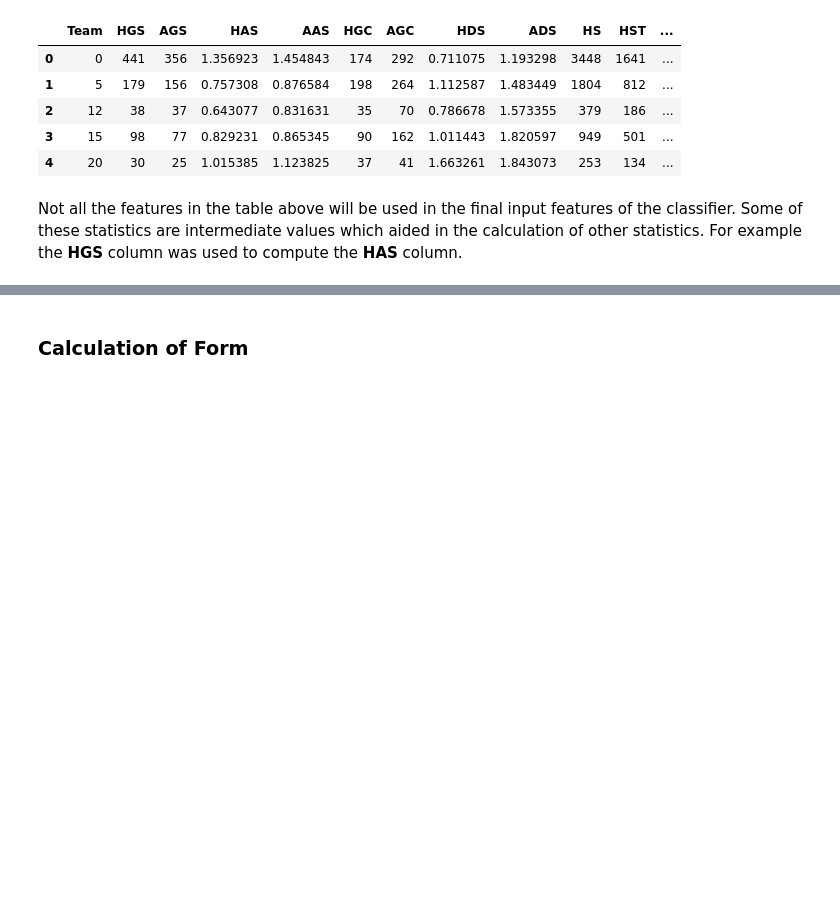
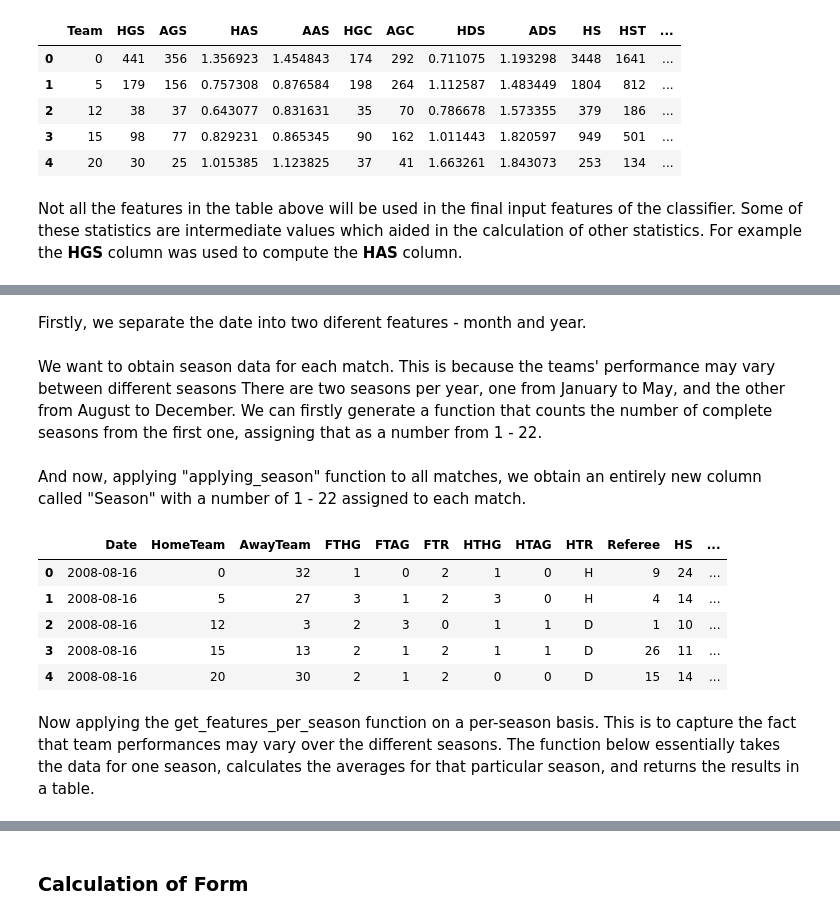
Before and after one commit to arundathi-shanthini/Beat-the-Bookie, a Jupyter notebook: Code/Beat The Bookie.ipynb, the cells around one changed output, grey strips where cells are left out. Drawn from its saved outputs; the diff is of its cells as text; code cells hidden in the pictures; blank space fills up the shorter version.

```diff
--- a/Code/Beat The Bookie.ipynb
+++ b/Code/Beat The Bookie.ipynb
@@ -383,0 +397,10 @@ Not all the features in the table above will be used in the final input features
+# %% [markdown]
+Firstly, we separate the date into two diferent features - month and year.
+# %%
+#Adding two separate features for dates. A month and a year feature.
+data['Date'] = pd.to_datetime(data['Date'],format='%d/%m/%Y')
+data['Month'] = data['Date'].dt.month
+data['Year'] = data['Date'].dt.year
+# %% [markdown]
+We want to obtain season data for each match. This is because the teams' performance may vary between different seasons
+There are two seasons per year, one from January to May, and the other from August to December. We can firstly generate a function that counts the number of complete seasons from the first one, assigning that as a number from 1 - 22.
@@ -383,0 +417,14 @@ Not all the features in the table above will be used in the final input features
+# %% [markdown]
+And now, applying "applying_season" function to all matches, we obtain an entirely new column called "Season" with a number of 1 - 22 assigned to each match.
+# %%
+data['Season'] = data.apply(applying_season,axis=1)
+data.head()
+# %% [output]
+|  | Date | HomeTeam | AwayTeam | FTHG | FTAG | FTR | HTHG | HTAG | HTR | Referee | HS | ... |
+| 0 | 2008-08-16 | 0 | 32 | 1 | 0 | 2 | 1 | 0 | H | 9 | 24 | ... |
+| 1 | 2008-08-16 | 5 | 27 | 3 | 1 | 2 | 3 | 0 | H | 4 | 14 | ... |
+| 2 | 2008-08-16 | 12 | 3 | 2 | 3 | 0 | 1 | 1 | D | 1 | 10 | ... |
+| 3 | 2008-08-16 | 15 | 13 | 2 | 1 | 2 | 1 | 1 | D | 26 | 11 | ... |
+| 4 | 2008-08-16 | 20 | 30 | 2 | 1 | 2 | 0 | 0 | D | 15 | 14 | ... |
+# %% [markdown]
+Now applying the get_features_per_season function on a per-season basis. This is to capture the fact that team performances may vary over the different seasons. The function below essentially takes the data for one season, calculates the averages for that particular season, and returns the results in a table.
```
Also changed, not shown: parts of 14 cells of this notebook.
